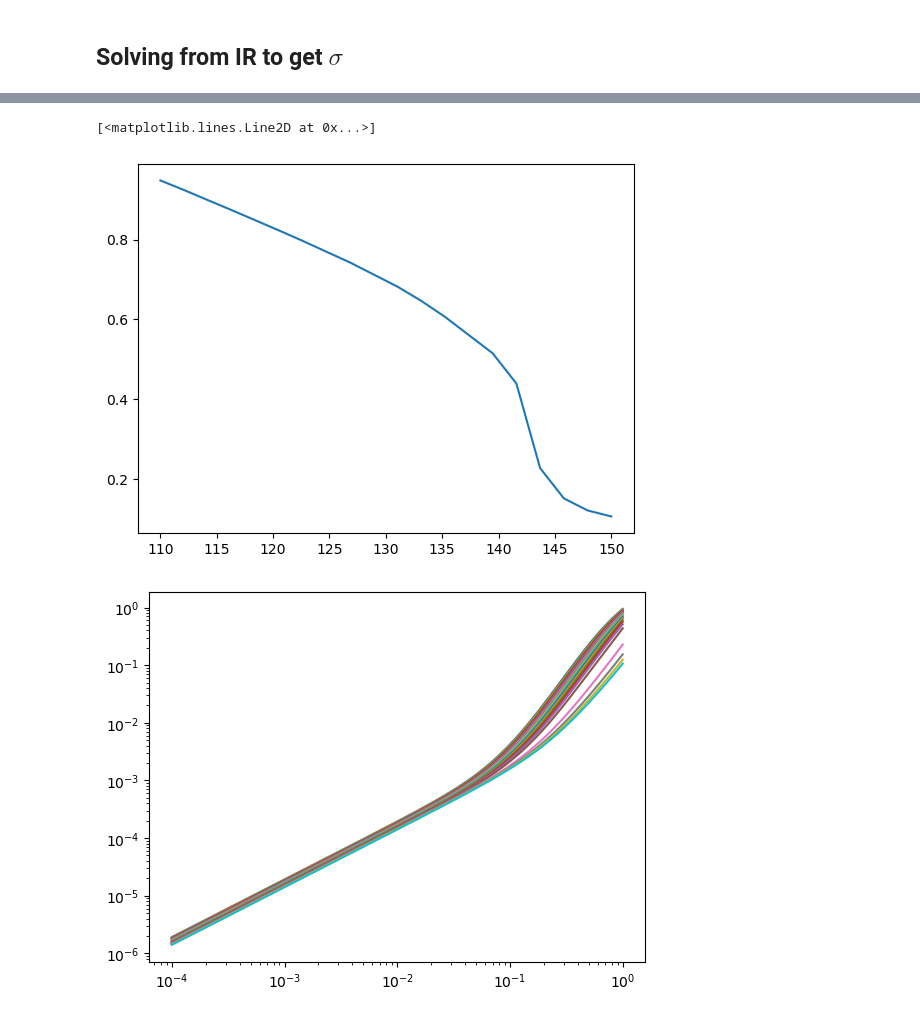
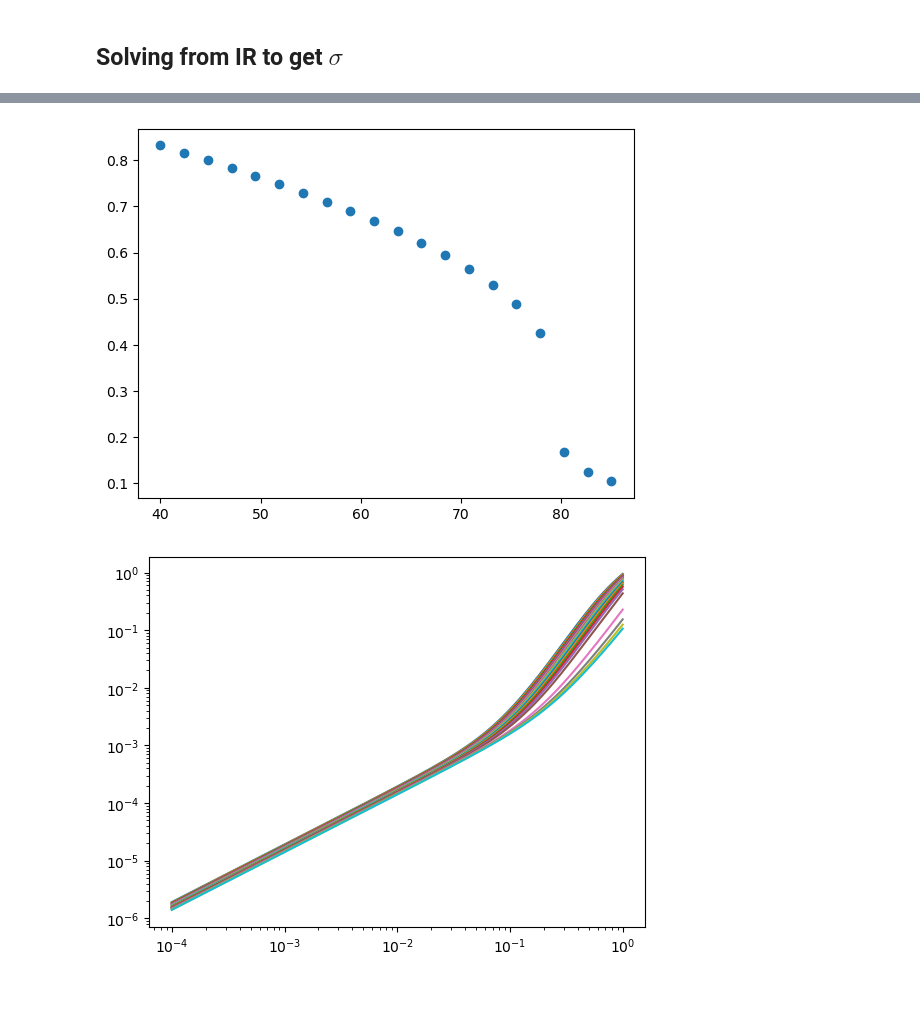
Before and after one commit to seanbartz/DilatonMixingParallel, a Jupyter notebook: chiral_comparison.ipynb, the cells around one changed output, grey strips where cells are left out. Cells and saved outputs as stored; diff of their text form; code cells hidden in the pictures.

```diff
--- a/chiral_comparison.ipynb
+++ b/chiral_comparison.ipynb
@@ -326,5 +371,5 @@ def find_d0_hard_way(T,mq_target,d0_lower,d0_upper):
 # %%
-temps=np.linspace(60,110,20)
+temps=np.linspace(120,150,31)
 #create an array of length temps to store the values of sigma
 sigma_IR_list=np.zeros(len(temps))
 d0_list=np.zeros(len(temps))
@@ -339,11 +384,11 @@ for i in range(len(temps)):
     T=temps[i]
     mq_input=24
     d0_lower=0
-    d0_upper=1.5
+    d0_upper=15
     mq_approx=0
     iterations=0
     while np.abs(mq_approx-mq_input)>1e-3 and iterations<15:
-        d0_lower,d0_upper,mq_approx,mq_lower,mq_upper=find_d0_hard_way(T,mq_input,d0_lower,d0_upper)
+        d0_lower,d0_upper,mq_approx,mq_lower,mq_upper=find_d0_hard_way(T,mu,mq_input,d0_lower,d0_upper)
         iterations+=1
 
     d0_list[i]=(d0_lower+d0_upper)/2
@@ -364,0 +408,36 @@ IndexError: index 100 is out of bounds for axis 0 with size 100
+# %%
+temps=np.linspace(10,85,30)
+#create an array of length temps to store the values of sigma
+sigma_IR_list=np.zeros(len(temps))
+d0_list=np.zeros(len(temps))
+chi_list=[]
+mq_list=np.zeros(len(temps))
+ui=1e-4
+uf=1-ui
+mu=600
+zeta=np.sqrt(3)/(2*np.pi)
+
+#loop over temps
+for i in range(len(temps)):
+    T=temps[i]
+    mq_input=24
+    d0_lower=0
+    d0_upper=15
+    mq_approx=0
+    iterations=0
+    while np.abs(mq_approx-mq_input)>1e-3 and iterations<15:
+        d0_lower,d0_upper,mq_approx,mq_lower,mq_upper=find_d0_hard_way(T,mu,mq_input,d0_lower,d0_upper)
+        iterations+=1
+
+    d0_list[i]=(d0_lower+d0_upper)/2
+
+
+    if iterations==15:
+        print("failed to converge for T=",T, "with mq=",mq_approx)
+        #remove the  value of d0_list at index i and the corresponding value of temps
+        sigma_IR_list=np.delete(sigma_IR_list,i)
+        temps=np.delete(temps,i)
+        d0_list=np.delete(d0_list,i)
+
+#create an interpolating function for d0_list vs temps
+d0_interp=interp1d(temps,d0_list)
@@ -397,8 +497,8 @@ sigmas_old=sigmas_IR
 # %%
-plt.plot(temps,d0_list)
+plt.scatter(temps,d0_list)
+plt.show()
 # %% [output]
-[<matplotlib.lines.Line2D at 0x...>]
-[figure, old version]
+[figure, new version]
 # %%
 # plot all elements of chi_list
 for i in range(len(chi_list)):
```
Also changed, not shown: parts of 11 cells of this notebook, 2 other files.
